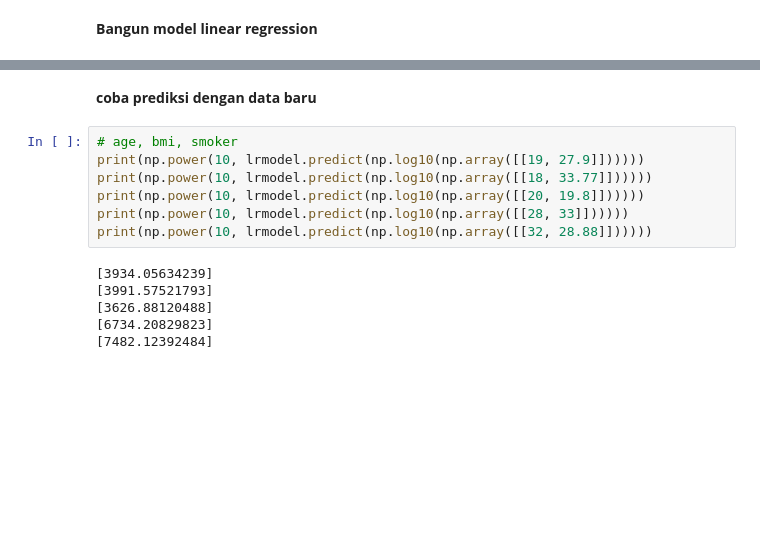
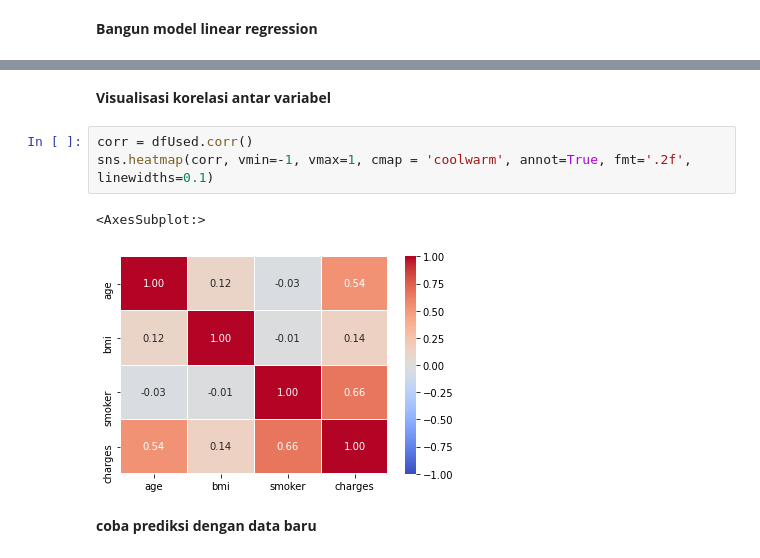
Before and after one commit to pvannyamelia/dsc_kuliah, a Jupyter notebook: data_science/capstone/_capstone LinRegress.ipynb, the cells around one changed output, grey strips where cells are left out. Drawn from its saved outputs; the diff is of its cells as text; blank space fills up the shorter version.

Commit message:
linear regression
visualisasi: correlation heatmap
smoker sebagai faktor pendukung

```diff
--- a/data_science/capstone/_capstone LinRegress.ipynb
+++ b/data_science/capstone/_capstone LinRegress.ipynb
@@ -329,18 +309,13 @@ Notes:
 [1] Standard Errors assume that the covariance matrix of the errors is correctly specified.
 R Squared Mean:  0.7396604190657485
 RMSE mean:  0.19828627871838886
+# %% [markdown]
+**Visualisasi korelasi antar variabel**
+# %%
+corr = dfUsed.corr()
+sns.heatmap(corr, vmin=-1, vmax=1, cmap = 'coolwarm', annot=True, fmt='.2f', linewidths=0.1)
+# %% [output]
+<AxesSubplot:>
+[figure, added]
 # %% [markdown]
 **coba prediksi dengan data baru**
-# %%
-# age, bmi, smoker
-print(np.power(10, lrmodel.predict(np.log10(np.array([[19, 27.9]])))))
-print(np.power(10, lrmodel.predict(np.log10(np.array([[18, 33.77]])))))
-print(np.power(10, lrmodel.predict(np.log10(np.array([[20, 19.8]])))))
-print(np.power(10, lrmodel.predict(np.log10(np.array([[28, 33]])))))
-print(np.power(10, lrmodel.predict(np.log10(np.array([[32, 28.88]])))))
-# %% [output]
-[3934.05634239]
-[3991.57521793]
-[3626.88120488]
-[6734.20829823]
-[7482.12392484]
```
Also changed, not shown: parts of 10 cells of this notebook.
